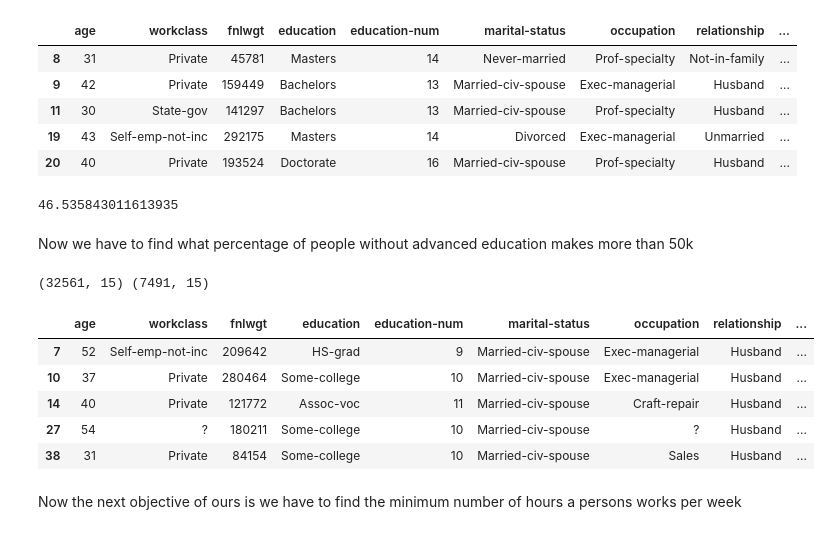
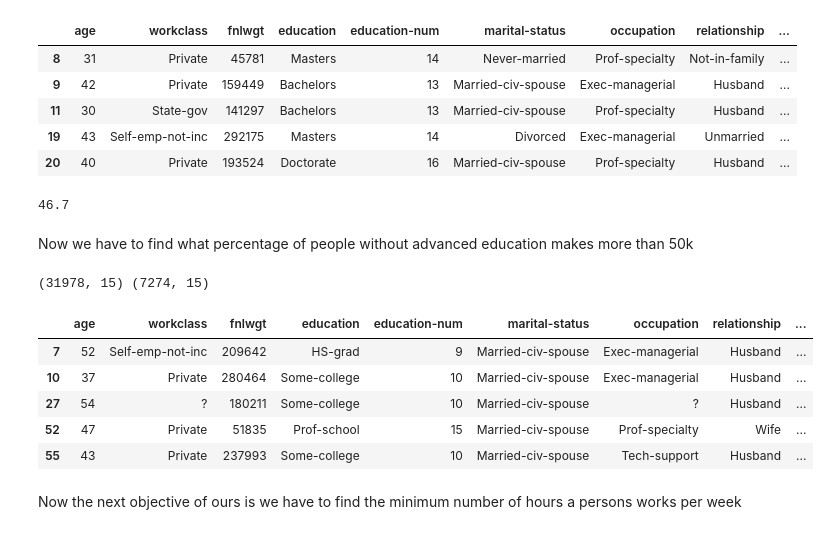
Before and after one commit to sicxbit/Demographic-Data-Analyzer, a Jupyter notebook: note.ipynb, the cells around one changed output. Cells and saved outputs as stored; diff of their text form; code cells hidden in the pictures.

```diff
--- a/note.ipynb
+++ b/note.ipynb
@@ -41,0 +75,4 @@ data.head()
+# %%
+data_cleaned = data[data["native-country"] != "?"]
+#ensuring the data is cleaned
+print(len(data_cleaned[data_cleaned["native-country"]=="?"]))
@@ -84,7 +126,7 @@ print(percentage_of_bachelors)
 Now we have to figure out
 What percentage of people with advanced education (Bachelors, Masters, or Doctorate) make more than 50K
 # %%
-advanced_education = data[data["education"].isin(["Bachelors","Masters","Doctorate"])]
+advanced_education = data_cleaned[data_cleaned["education"].isin(["Bachelors","Masters","Doctorate"])]
 advanced_education.head()
 # %% [output]
 |  | age | workclass | fnlwgt | education | education-num | marital-status | occupation | relationship | ... |
@@ -105,29 +147,29 @@ advanced_education_salary_50k.head()
 | 20 | 40 | Private | 193524 | Doctorate | 16 | Married-civ-spouse | Prof-specialty | Husband | ... |
 # %%
 percentage_of_rich = (advanced_education_salary_50k["salary"].count()/advanced_education["salary"].count())*100
-print(percentage_of_rich)
+print(round(percentage_of_rich,1))
 # %% [output]
-46.535843011613935
+46.7
 # %% [markdown]
 Now we have to find what percentage of people without advanced education makes more than 50k
 # %%
 # for that i will substract the advanced education table from the data table
-regular_education = pd.concat([data, advanced_education]).drop_duplicates(keep=False)
+regular_education = pd.concat([data_cleaned, advanced_education]).drop_duplicates(keep=False)
 # Ensuring the changes are made
-print(data.shape, advanced_education.shape)
+print(data_cleaned.shape, advanced_education.shape)
 regular_education.head()
 #checking the salary
 regular_50 = regular_education[regular_education["salary"]==">50K"]
 #ensuring
 regular_50.head()
 # %% [output]
-(32561, 15) (7491, 15)
+(31978, 15) (7274, 15)
 |  | age | workclass | fnlwgt | education | education-num | marital-status | occupation | relationship | ... |
 | 7 | 52 | Self-emp-not-inc | 209642 | HS-grad | 9 | Married-civ-spouse | Exec-managerial | Husband | ... |
 | 10 | 37 | Private | 280464 | Some-college | 10 | Married-civ-spouse | Exec-managerial | Husband | ... |
-| 14 | 40 | Private | 121772 | Assoc-voc | 11 | Married-civ-spouse | Craft-repair | Husband | ... |
 | 27 | 54 | ? | 180211 | Some-college | 10 | Married-civ-spouse | ? | Husband | ... |
-| 38 | 31 | Private | 84154 | Some-college | 10 | Married-civ-spouse | Sales | Husband | ... |
+| 52 | 47 | Private | 51835 | Prof-school | 15 | Married-civ-spouse | Prof-specialty | Wife | ... |
+| 55 | 43 | Private | 237993 | Some-college | 10 | Married-civ-spouse | Tech-support | Husband | ... |
 # %% [markdown]
 Now the next objective of ours is we have to find the minimum number of hours a persons works per week
 # %%
```
Also changed, not shown: parts of 22 cells of this notebook.
